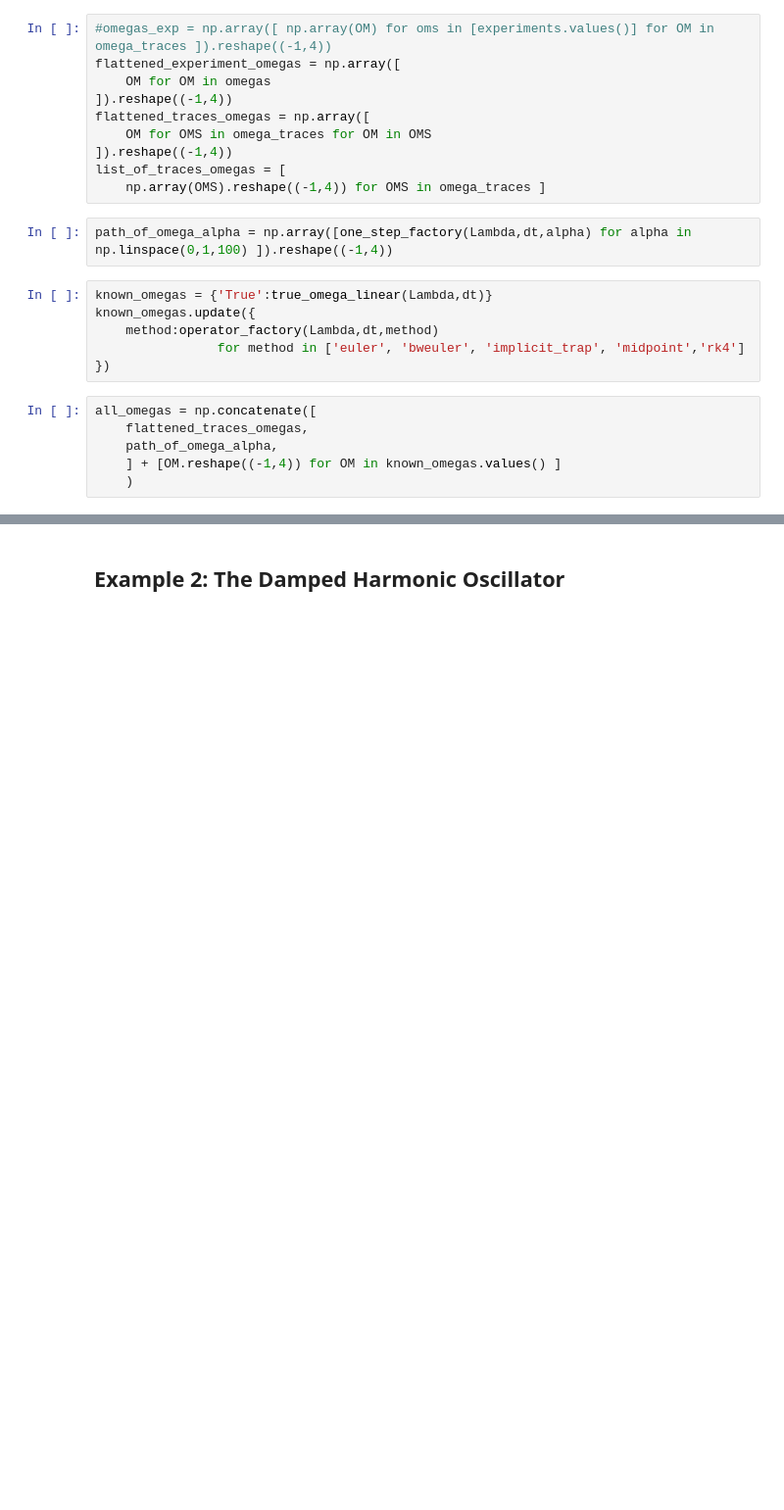
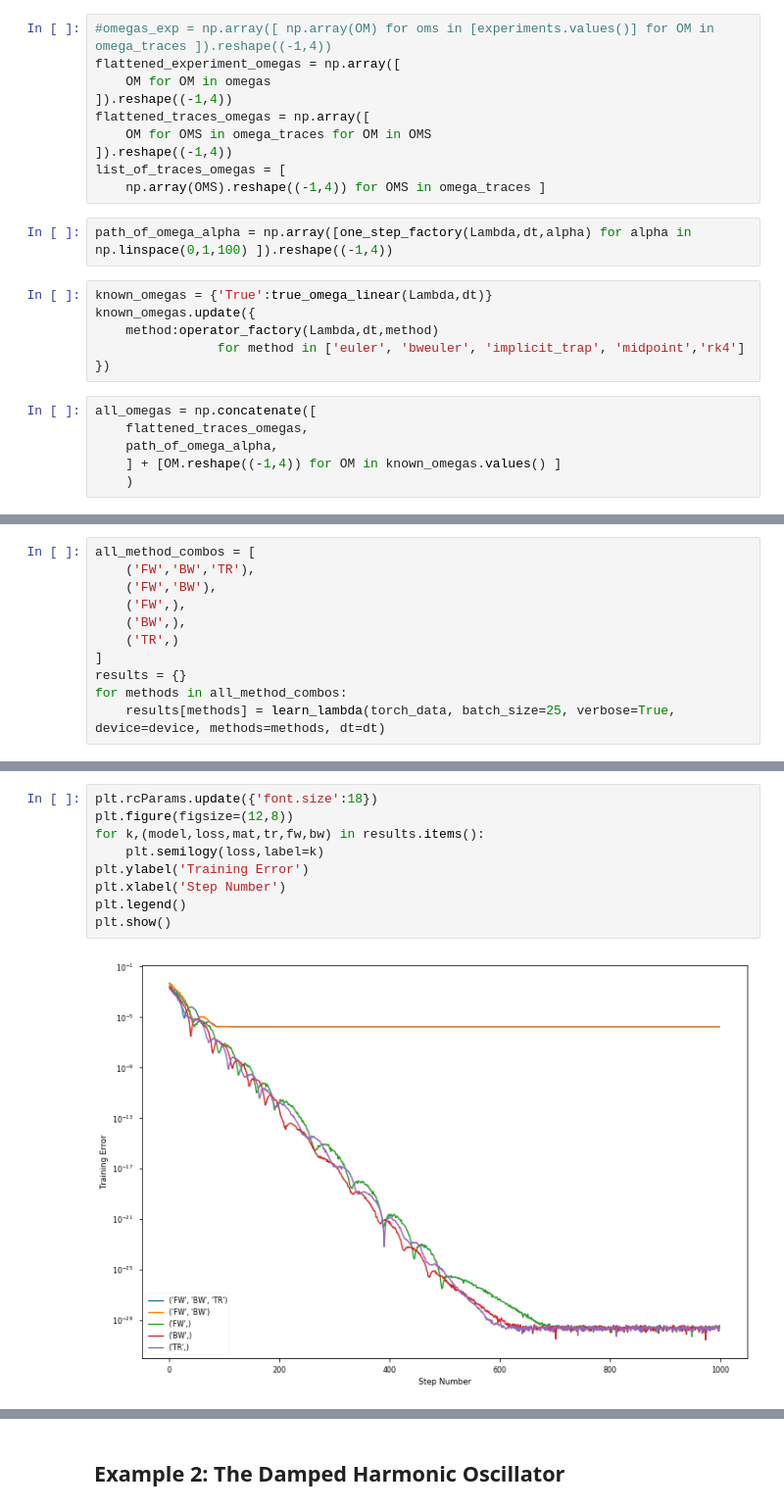
Before and after one commit to afqueiruga/on_learned_dynamics, a Jupyter notebook: experiments.ipynb, the cells around one changed output, grey strips where cells are left out. Shown at 98% size. Drawn from its saved outputs; the diff is of its cells as text; blank space fills up the shorter version.

```diff
--- a/experiments.ipynb
+++ b/experiments.ipynb
@@ -182,0 +199,11 @@ The PostScript backend does not support transparency; partially transparent arti
+# %%
+all_method_combos = [
+    ('FW','BW','TR'),
+    ('FW','BW'),
+    ('FW',),
+    ('BW',),
+    ('TR',)
+]
+results = {}
+for methods in all_method_combos:
+    results[methods] = learn_lambda(torch_data, batch_size=25, verbose=True, device=device, methods=methods, dt=dt)
@@ -182,0 +221,11 @@ The PostScript backend does not support transparency; partially transparent arti
+# %%
+plt.rcParams.update({'font.size':18})
+plt.figure(figsize=(12,8))
+for k,(model,loss,mat,tr,fw,bw) in results.items():
+    plt.semilogy(loss,label=k)
+plt.ylabel('Training Error')
+plt.xlabel('Step Number')
+plt.legend()
+plt.show()
+# %% [output]
+[figure, added]
```
Also changed, not shown: parts of 16 cells of this notebook.
